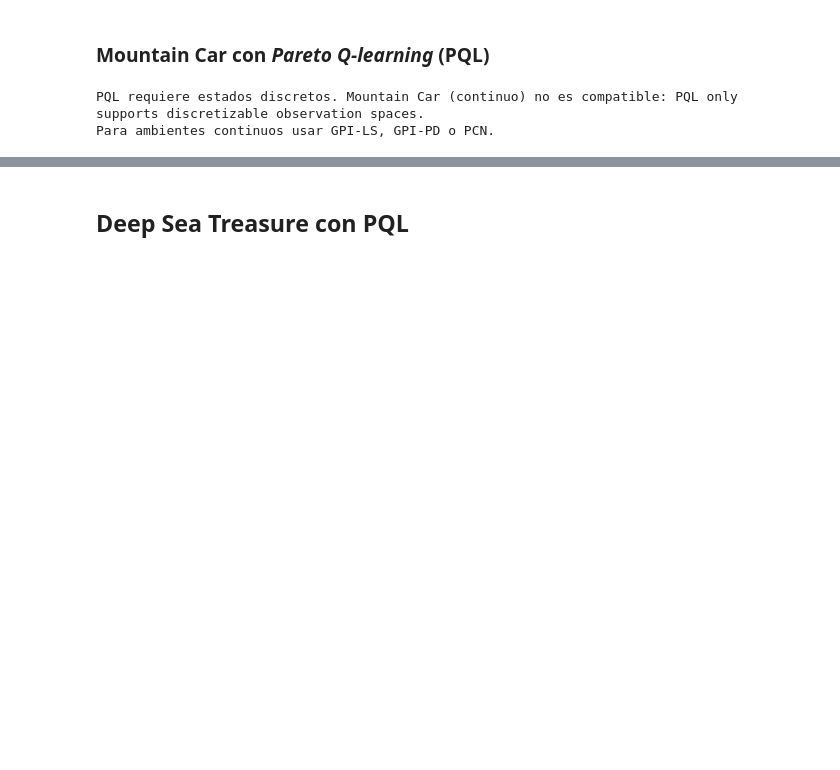
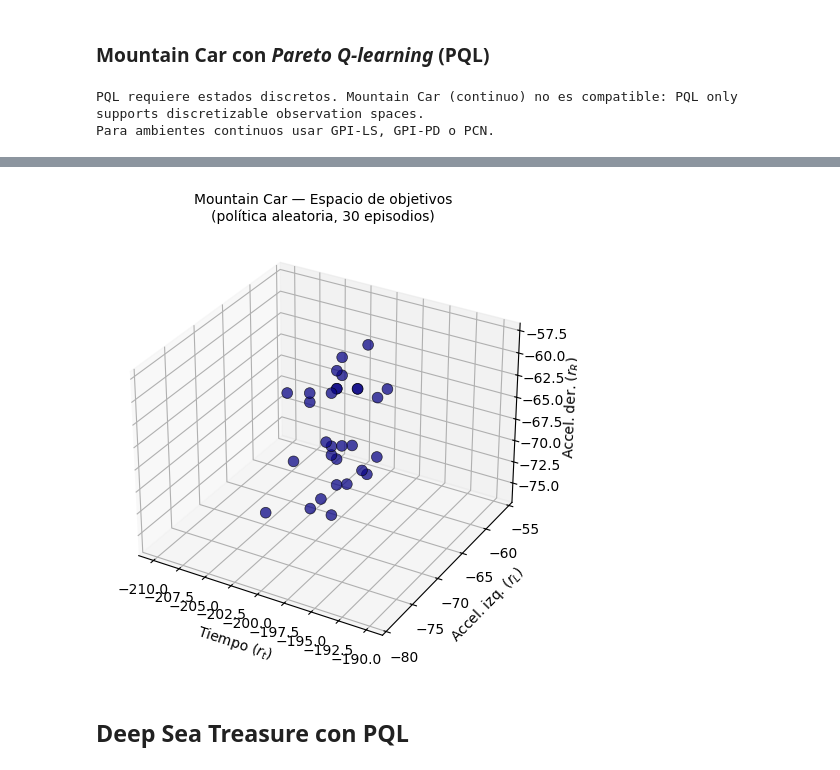
Before and after one commit to ju4ndiegos/Multi-Objective-Reinforcement-Learning-MORL-, a Jupyter notebook: multiobjective_Reinforcement_Learning_grupo4_202610.ipynb, the cells around one changed output, grey strips where cells are left out. Saved outputs shown, nothing was run; the diff lists cells and outputs as text; code cells hidden in the pictures; blank space fills up the shorter version.

Commit message:
env visualization

```diff
--- a/multiobjective_Reinforcement_Learning_grupo4_202610.ipynb
+++ b/multiobjective_Reinforcement_Learning_grupo4_202610.ipynb
@@ -152,3 +205,35 @@ Para ambientes continuos usar GPI-LS, GPI-PD o PCN.
+# %%
+import numpy as np
+import matplotlib.pyplot as plt
+from mpl_toolkits.mplot3d import Axes3D
+
+# Mountain Car no tiene pareto_front() — estimamos el espacio de objetivos con episodios aleatorios
+env_mc_front = mo_gym.make('mo-mountaincar-v0')
+samples = []
+for _ in range(30):
+    obs_f, _ = env_mc_front.reset()
+    r_t = r_l = r_r = 0.0
+    done_f = False
+    while not done_f:
+        a = env_mc_front.action_space.sample()
+        obs_f, rew_f, term_f, trunc_f, _ = env_mc_front.step(a)
+        r_t += rew_f[0]; r_l += rew_f[1]; r_r += rew_f[2]
+        done_f = term_f or trunc_f
+    samples.append([r_t, r_l, r_r])
+env_mc_front.close()
+samples = np.array(samples)
+
+fig = plt.figure(figsize=(7, 5))
+ax = fig.add_subplot(111, projection='3d')
+ax.scatter(samples[:, 0], samples[:, 1], samples[:, 2], alpha=0.75, s=60,
+           c=samples[:, 0], cmap='plasma', edgecolors='k', linewidths=0.5)
+ax.set_xlabel('Tiempo ($r_t$)')
+ax.set_ylabel('Accel. izq. ($r_L$)')
+ax.set_zlabel('Accel. der. ($r_R$)')
+ax.set_title('Mountain Car — Espacio de objetivos\n(política aleatoria, 30 episodios)', fontsize=10)
+plt.tight_layout(); plt.show()
+# %% [output]
+[figure, added]
 # %% [markdown]
 ## Deep Sea Treasure con PQL
 # %% [markdown]
```
Also changed, not shown: parts of 22 cells of this notebook, 13 other files.
